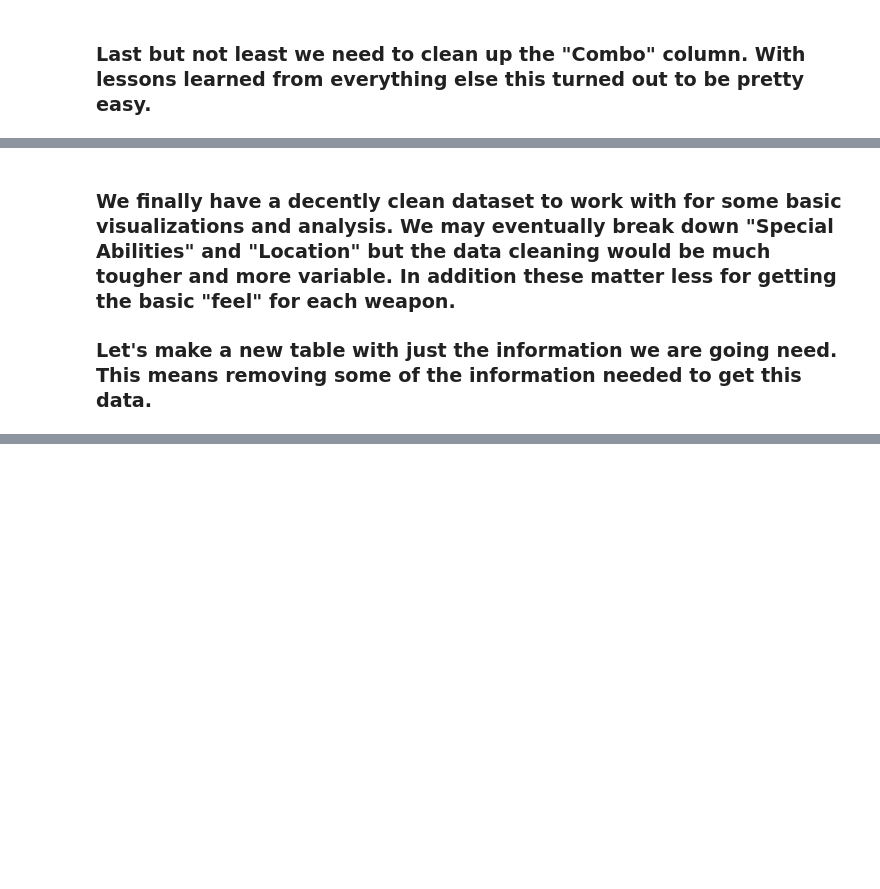
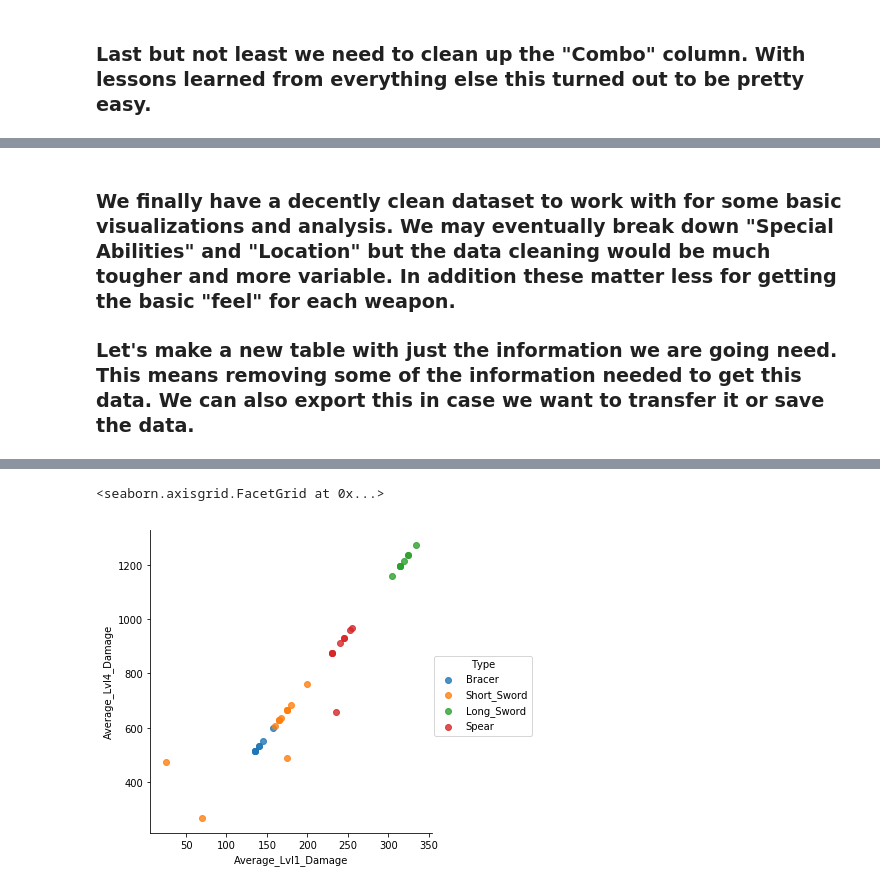
Before and after one commit to TMazzeo22/Projects, a Jupyter notebook: Nier_Cleaning_Visualization.ipynb, the cells around one changed output, grey strips where cells are left out. Saved outputs shown, nothing was run; the diff lists cells and outputs as text; code cells hidden in the pictures; blank space fills up the shorter version.

Commit message:
Start Visualizing

```diff
--- a/Nier_Cleaning_Visualization.ipynb
+++ b/Nier_Cleaning_Visualization.ipynb
@@ -205,6 +205,6 @@ table
 # %% [markdown]
 ### We finally have a decently clean dataset to work with for some basic visualizations and analysis. We may eventually break down "Special Abilities" and "Location" but the data cleaning would be much tougher and more variable. In addition these matter less for getting the basic "feel" for each weapon.
 
-### Let's make a new table with just the information we are going need. This means removing some of the information needed to get this data.
+### Let's make a new table with just the information we are going need. This means removing some of the information needed to get this data. We can also export this in case we want to transfer it or save the data.
 # %%
 Nier_Weapons = table.drop(['Attack','Combo','Special Abilities', 'Location', 'Combo_Numbers'], axis = 1)
@@ -220,3 +221,11 @@ Nier_Weapons.describe()
 | 50% | 165.000000 | 210.00000 | 608.000000 | 798.000000 | 3.000000 | 2.000000 | 6.000000 | ... |
 | 75% | 242.500000 | 272.50000 | 931.000000 | 1045.000000 | 4.000000 | 2.000000 | 7.000000 | ... |
 | max | 320.000000 | 400.00000 | 1216.000000 | 1520.000000 | 5.000000 | 4.000000 | 8.000000 | ... |
+# %%
+x = 'Average_Lvl1_Damage'
+y = 'Average_Lvl4_Damage'
+
+sns.lmplot(x,y,data = Nier_Weapons, hue = 'Type', fit_reg = False)
+# %% [output]
+<seaborn.axisgrid.FacetGrid at 0x...>
+[figure, added]
```
Also changed, not shown: parts of 8 cells of this notebook, 1 other file.
